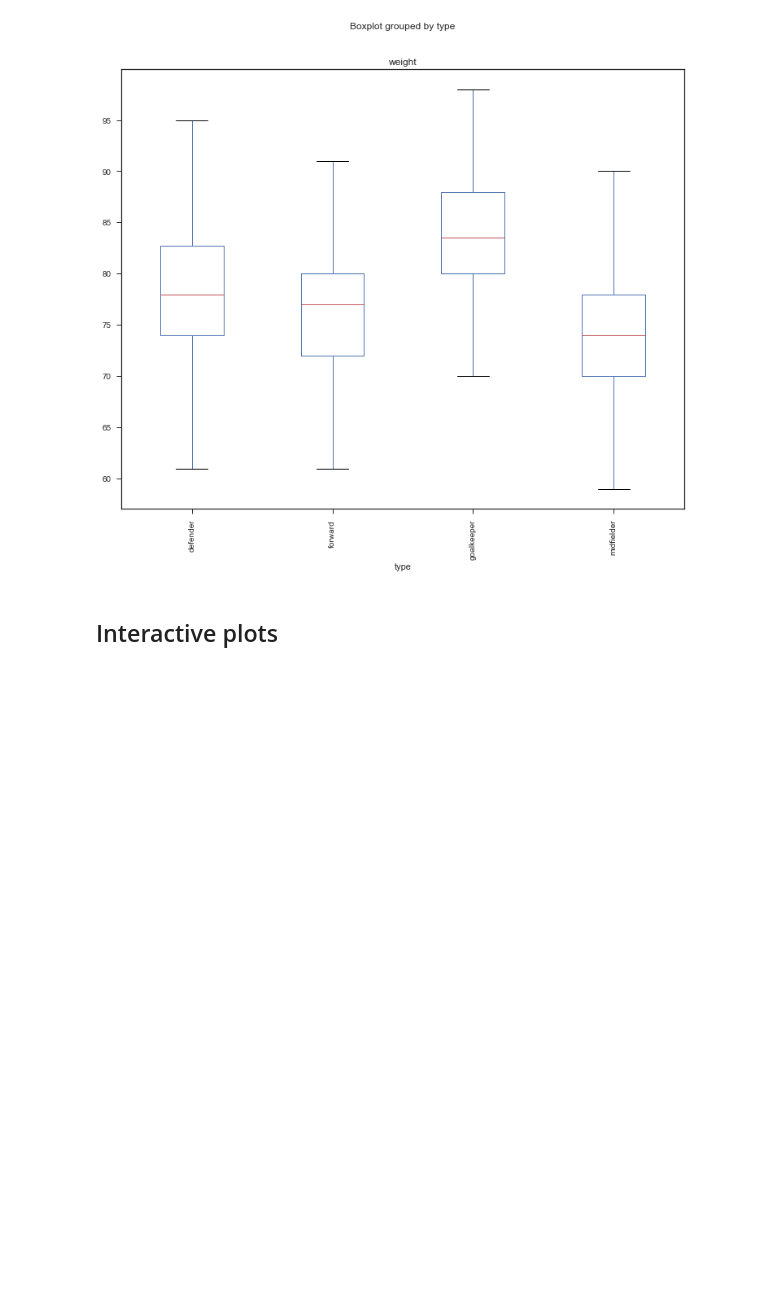
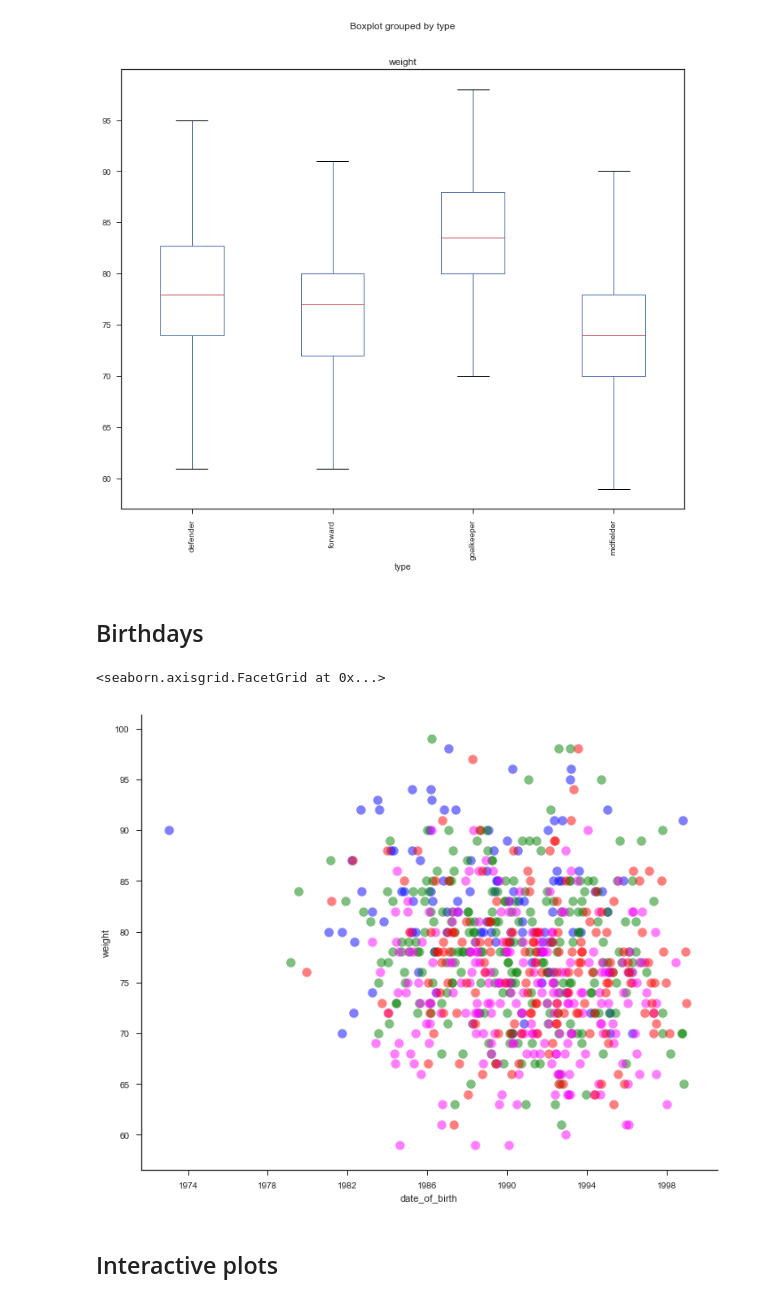
Before and after one commit to johnwmillr/WorldCup2018, a Jupyter notebook: scrape_soccer_data.ipynb, the cells around one changed output. Cells and saved outputs as stored; diff of their text form; code cells hidden in the pictures; blank space fills up the shorter version.

```diff
--- a/scrape_soccer_data.ipynb
+++ b/scrape_soccer_data.ipynb
@@ -348,6 +396,14 @@ df.boxplot(column='weight', by='type', rot=90, figsize=(12,10),
 # %% [output]
 <matplotlib.axes._subplots.AxesSubplot at 0x...>
 [figure]
+# %% [markdown]
+## Birthdays
+# %%
+fg = sns.FacetGrid(data=df, hue='type', palette=pal, aspect=2.5/2, size=8, hue_kws=mrks)
+fg.map(plt.scatter, 'date_of_birth', 'weight', alpha=0.5, s=100)
+# %% [output]
+<seaborn.axisgrid.FacetGrid at 0x...>
+[figure, added]
 # %% [markdown]
 ## Interactive plots
 # %%
```
Also changed, not shown: parts of 12 cells of this notebook, 1 other file.
